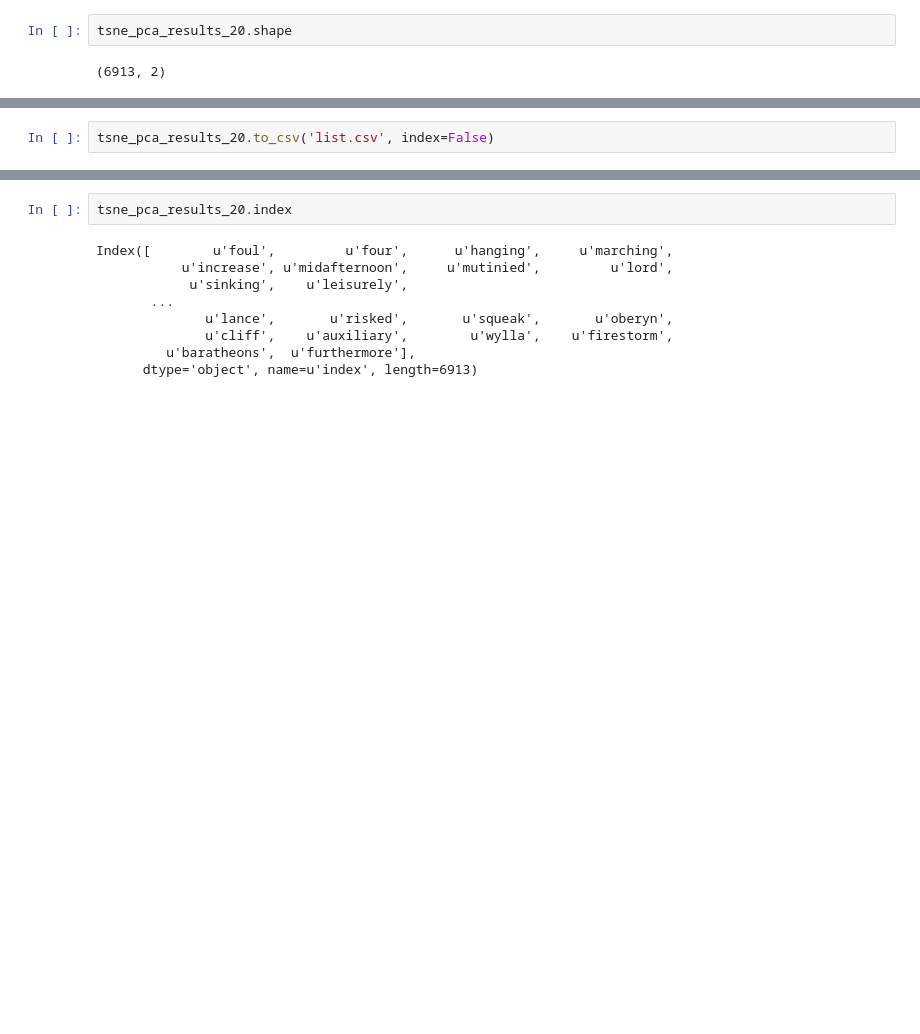
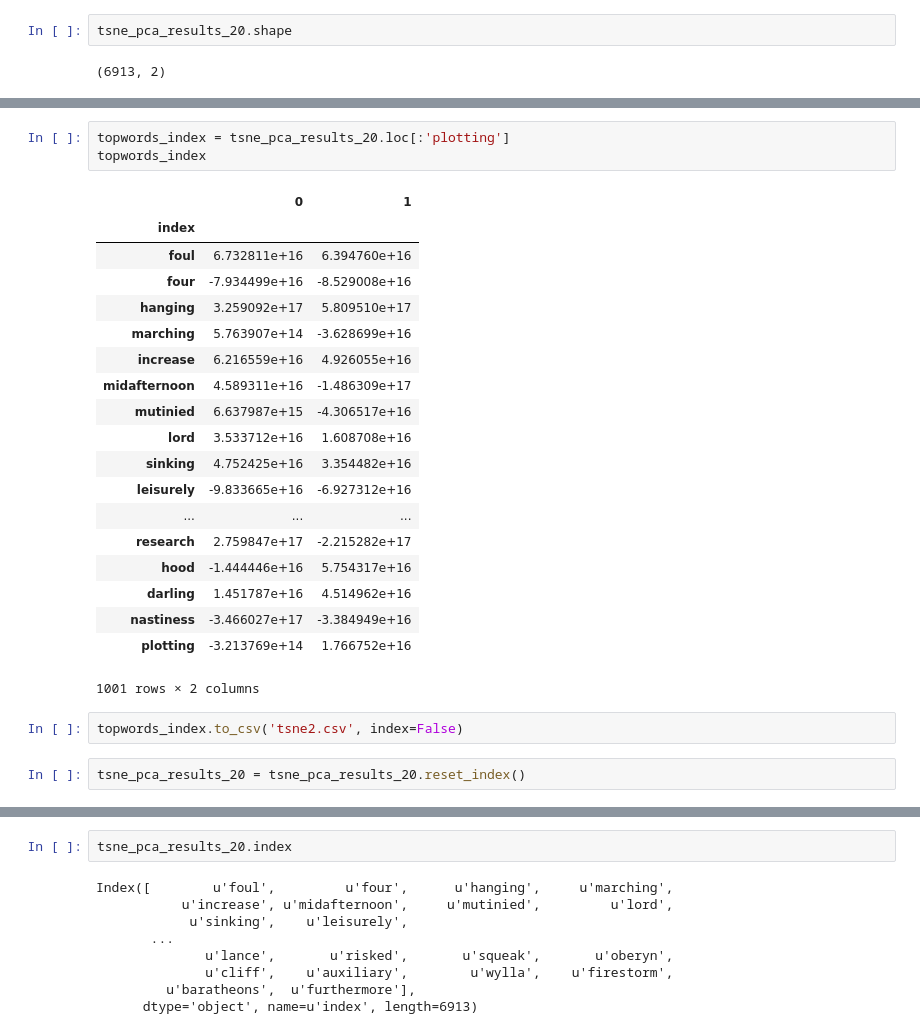
Before and after one commit to ZoeMarkovits/The-Language-of-Game-of-Thrones, a Jupyter notebook: Notebooks/project_five_tsne.ipynb, the cells around one changed output, grey strips where cells are left out. Saved outputs shown, nothing was run; the diff lists cells and outputs as text; blank space fills up the shorter version.

```diff
--- a/Notebooks/project_five_tsne.ipynb
+++ b/Notebooks/project_five_tsne.ipynb
@@ -230,2 +239,27 @@ tsne_pca_results_20.head(10)
+# %%
+topwords_index = tsne_pca_results_20.loc[:'plotting']
+topwords_index
+# %% [output]
+|  | 0 | 1 |
+| index |  |  |
+| foul | 6.732811e+16 | 6.394760e+16 |
+| four | -7.934499e+16 | -8.529008e+16 |
+| hanging | 3.259092e+17 | 5.809510e+17 |
+| marching | 5.763907e+14 | -3.628699e+16 |
+| increase | 6.216559e+16 | 4.926055e+16 |
+| midafternoon | 4.589311e+16 | -1.486309e+17 |
+| mutinied | 6.637987e+15 | -4.306517e+16 |
+| lord | 3.533712e+16 | 1.608708e+16 |
+| sinking | 4.752425e+16 | 3.354482e+16 |
+| leisurely | -9.833665e+16 | -6.927312e+16 |
+| ... | ... | ... |
+| research | 2.759847e+17 | -2.215282e+17 |
+| hood | -1.444446e+16 | 5.754317e+16 |
+| darling | 1.451787e+16 | 4.514962e+16 |
+| nastiness | -3.466027e+17 | -3.384949e+16 |
+| plotting | -3.213769e+14 | 1.766752e+16 |
+1001 rows × 2 columns
 # %%
-tsne_pca_results_20.to_csv('list.csv', index=False)
+topwords_index.to_csv('tsne2.csv', index=False)
+# %%
+tsne_pca_results_20 = tsne_pca_results_20.reset_index()
```
Also changed, not shown: parts of 15 cells of this notebook, 7 other files.
